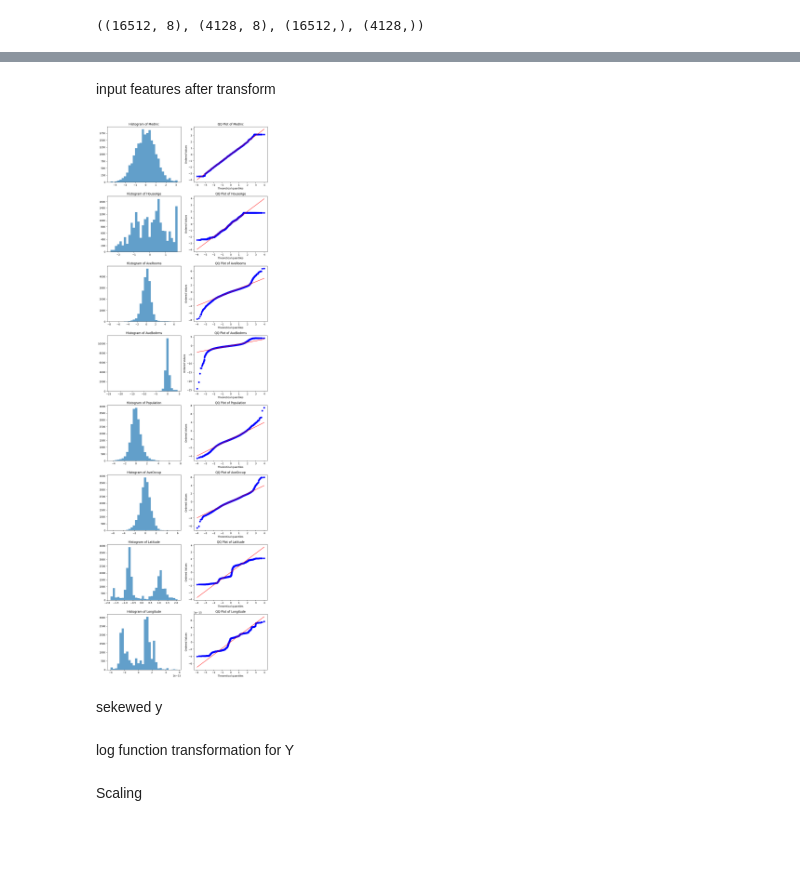
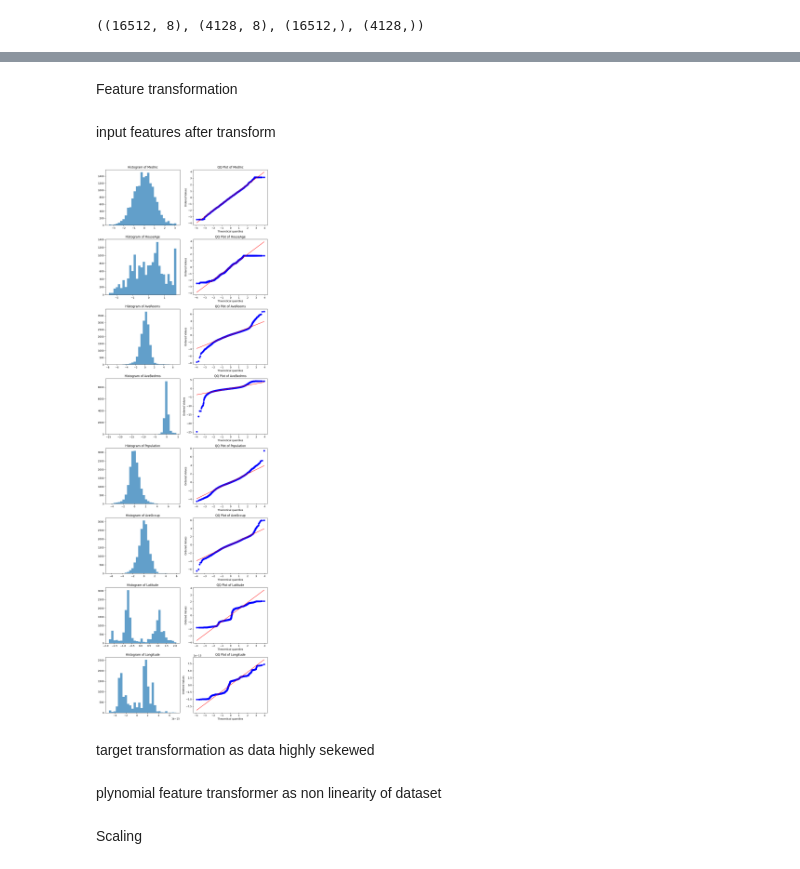
Before and after one commit to rameenhamad/Certura_ML_Internship_tasks, a Jupyter notebook: 1_House_Prices.ipynb, the cells around one changed output, grey strips where cells are left out. Saved outputs shown, nothing was run; the diff lists cells and outputs as text; code cells hidden in the pictures; blank space fills up the shorter version.

```diff
--- a/1_House_Prices.ipynb
+++ b/1_House_Prices.ipynb
@@ -95,3 +88,6 @@ Y = df['MedHouseVal']
+# %%
+X = df.drop('MedHouseVal', axis=1)
+Y = df['MedHouseVal']
 # %% [markdown]
 train_test_spliting data
 # %%
@@ -102,26 +108,34 @@ X_train.shape, X_test.shape, Y_train.shape, Y_test.shape
+# %% [markdown]
+Feature transformation
+# %%
+from sklearn.preprocessing import PowerTransformer
+
+pt = PowerTransformer()
+X_train_trans = pt.fit_transform(X_train)
+X_test_trans = pt.transform(X_test)
 # %% [markdown]
 input features after transform
 # %%
-n_features = X.shape[1]
+n_features = X_train_trans.shape[1]
+feature_names = X.columns  # Saved before transformation
+
 fig, axes = plt.subplots(n_features, 2, figsize=(10, 4*n_features))
 
-for i, col in enumerate(X.columns):
+for i in range(n_features):
     # Histogram
-    axes[i, 0].hist(X[col], bins=30, alpha=0.7)
-    axes[i, 0].set_title(f"Histogram of {col}")
+    axes[i, 0].hist(X_train_trans[:, i], bins=30, alpha=0.7)
+    axes[i, 0].set_title(f"Histogram of {feature_names[i]}")
 
     # QQ plot
-    st.probplot(X[col].values, plot=axes[i, 1])
-    axes[i, 1].set_title(f"QQ Plot of {col}")
+    st.probplot(X_train_trans[:, i], plot=axes[i, 1])
+    axes[i, 1].set_title(f"QQ Plot of {feature_names[i]}")
 
 plt.tight_layout()
 plt.show()
 # %% [output]
-[figure, old version]
+[figure, new version]
-# %% [markdown]
-sekewed y
-# %% [markdown]
-log function transformation for Y
+# %% [markdown]
+target transformation as data highly sekewed
 # %%
 from sklearn.preprocessing import FunctionTransformer
 
@@ -129,3 +143,5 @@ ft = FunctionTransformer(func=np.log1p)
 
 Y_train_trans = ft.fit_transform(Y_train)
 Y_test_trans = ft.transform(Y_test)
+# %% [markdown]
+plynomial feature transformer as non linearity of dataset
```
Also changed, not shown: parts of 12 cells of this notebook.
